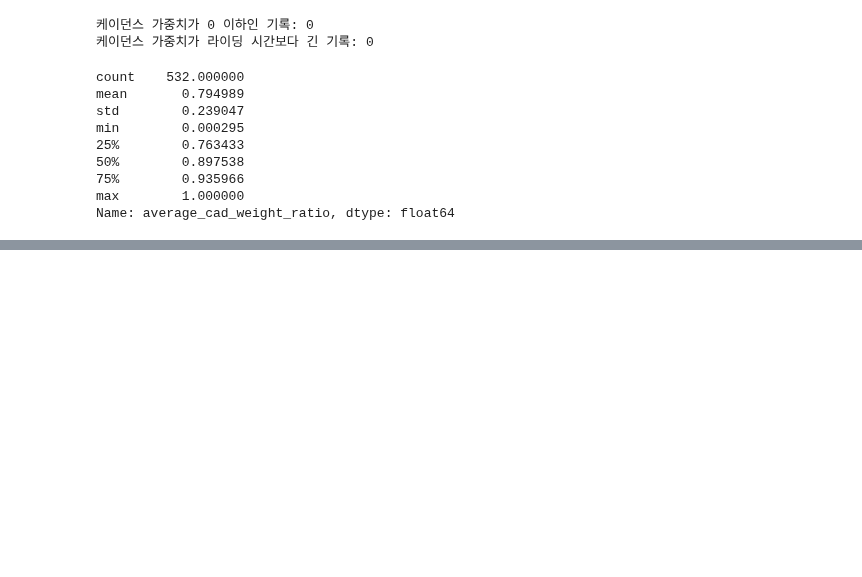
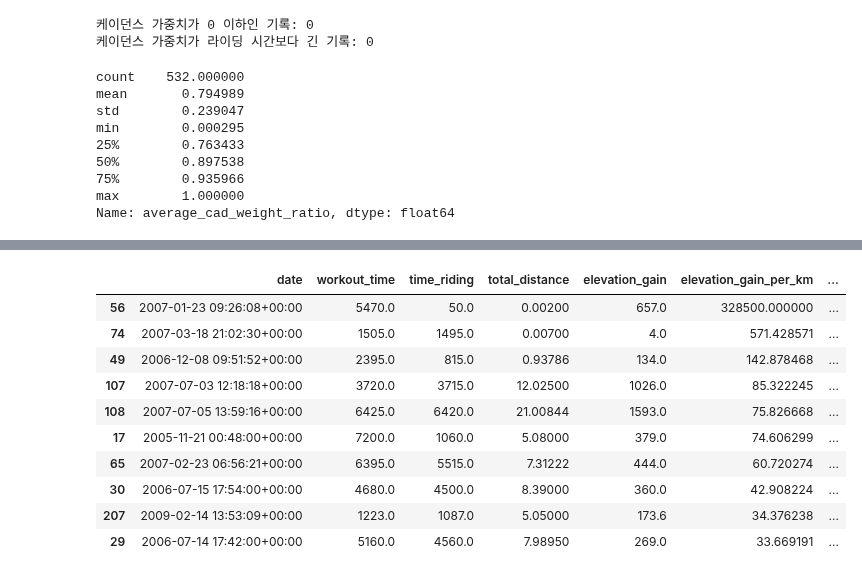
Before and after one commit to jhh0107gsc-hub/cycling, a Jupyter notebook: notebooks/01_goldencheetah_exploration.ipynb, the cells around one changed output, grey strips where cells are left out. Saved outputs shown, nothing was run; the diff lists cells and outputs as text; code cells hidden in the pictures; blank space fills up the shorter version.

Commit message:
Validate metric weights and elevation gain

```diff
--- a/notebooks/01_goldencheetah_exploration.ipynb
+++ b/notebooks/01_goldencheetah_exploration.ipynb
@@ -2197,0 +2437,13 @@ cleaned_df.loc[
+# %%
+hr_weight_needs_review = (
+    cleaned_df["average_hr_weight"] < 100
+)
+
+print(
+    "심박 가중치가 100 미만인 기록:",
+    hr_weight_needs_review.sum()
+)
+
+cleaned_df["hr_weight_needs_review"] = (
+    hr_weight_needs_review
+)
@@ -2197,0 +2564,7 @@ cleaned_df.loc[
+# %%
+cleaned_df["elevation_gain_per_km"] = (
+    cleaned_df["elevation_gain"]
+    / cleaned_df["total_distance"]
+)
+
+cleaned_df["elevation_gain_per_km"].describe()
@@ -2197,0 +2581,29 @@ cleaned_df.loc[
+# %%
+elevation_gain_per_km_context_columns = [
+    "date",
+    "workout_time",
+    "time_riding",
+    "total_distance",
+    "elevation_gain",
+    "elevation_gain_per_km",
+    "average_speed",
+    "time_relationship_needs_review",
+    "speed_relationship_needs_review",
+]
+
+cleaned_df.nlargest(
+    10,
+    "elevation_gain_per_km",
+)[elevation_gain_per_km_context_columns]
+# %% [output]
+|  | date | workout_time | time_riding | total_distance | elevation_gain | elevation_gain_per_km | ... |
+| 56 | 2007-01-23 09:26:08+00:00 | 5470.0 | 50.0 | 0.00200 | 657.0 | 328500.000000 | ... |
+| 74 | 2007-03-18 21:02:30+00:00 | 1505.0 | 1495.0 | 0.00700 | 4.0 | 571.428571 | ... |
+| 49 | 2006-12-08 09:51:52+00:00 | 2395.0 | 815.0 | 0.93786 | 134.0 | 142.878468 | ... |
+| 107 | 2007-07-03 12:18:18+00:00 | 3720.0 | 3715.0 | 12.02500 | 1026.0 | 85.322245 | ... |
+| 108 | 2007-07-05 13:59:16+00:00 | 6425.0 | 6420.0 | 21.00844 | 1593.0 | 75.826668 | ... |
+| 17 | 2005-11-21 00:48:00+00:00 | 7200.0 | 1060.0 | 5.08000 | 379.0 | 74.606299 | ... |
+| 65 | 2007-02-23 06:56:21+00:00 | 6395.0 | 5515.0 | 7.31222 | 444.0 | 60.720274 | ... |
+| 30 | 2006-07-15 17:54:00+00:00 | 4680.0 | 4500.0 | 8.39000 | 360.0 | 42.908224 | ... |
+| 207 | 2009-02-14 13:53:09+00:00 | 1223.0 | 1087.0 | 5.05000 | 173.6 | 34.376238 | ... |
+| 29 | 2006-07-14 17:42:00+00:00 | 5160.0 | 4560.0 | 7.98950 | 269.0 | 33.669191 | ... |
```
Also changed, not shown: parts of 17 cells of this notebook.
